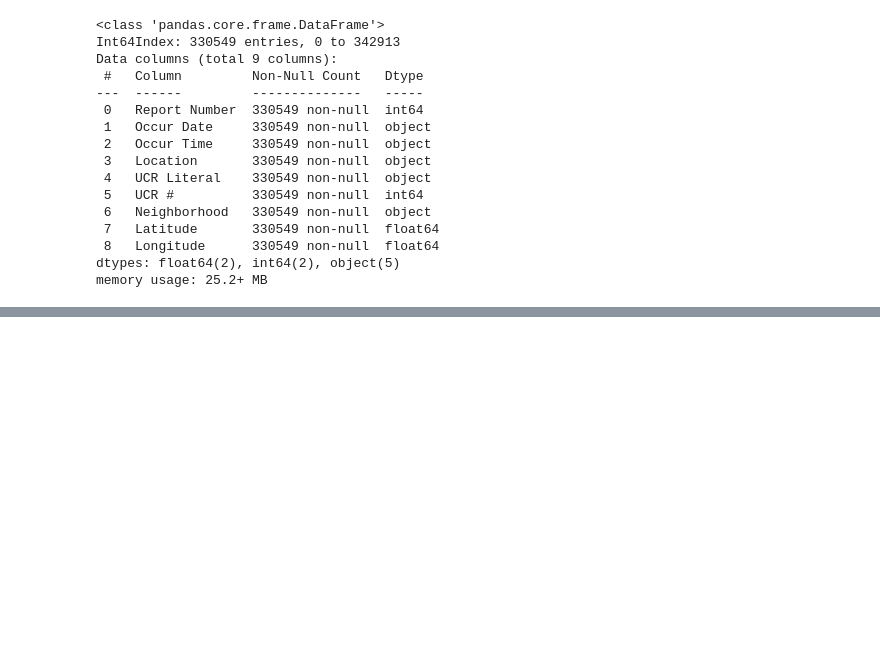
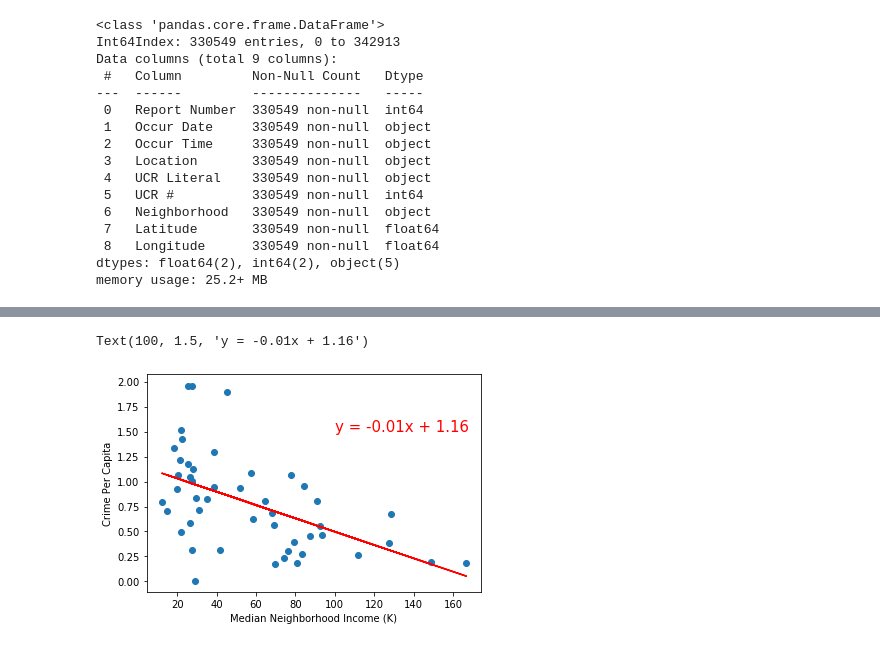
Before and after one commit to lumindak/Atlanta_crime-data-project, a Jupyter notebook: crimes.ipynb, the cells around one changed output, grey strips where cells are left out. Drawn from its saved outputs; the diff is of its cells as text; code cells hidden in the pictures; blank space fills up the shorter version.

```diff
--- a/crimes.ipynb
+++ b/crimes.ipynb
@@ -221,0 +295,15 @@ memory usage: 14.9+ MB
+# %%
+#Scatter plot ith crime per capita and median income by neighborhood
+scat_x = pop_df["Median Income (K)"]
+scat_y = pop_df["Crime Per Capita"]
+plt.scatter(scat_x, scat_y)
+plt.xlabel("Median Neighborhood Income (K)")
+plt.ylabel("Crime Per Capita")
+(slope, intercept, rvalue, pvalue, stderr) = stats.linregress(scat_x, scat_y)
+regress_values = scat_x * slope + intercept
+line_eq = "y = " + str(round(slope,2)) + "x + " + str(round(intercept,2))
+plt.plot(scat_x,regress_values,"r-")
+plt.annotate(line_eq,(100, 1.5),fontsize=15,color="red")
+# %% [output]
+Text(100, 1.5, 'y = -0.01x + 1.16')
+[figure, added]
```
Also changed, not shown: parts of 25 cells of this notebook.
